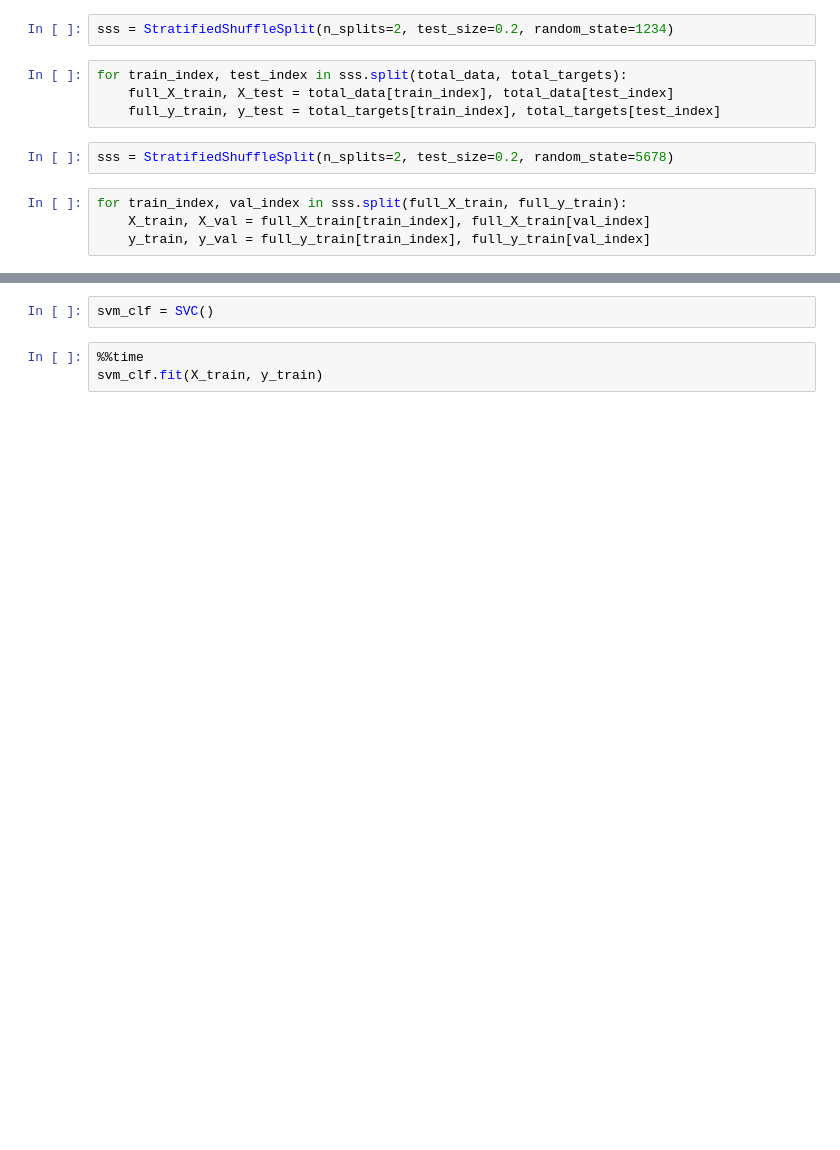
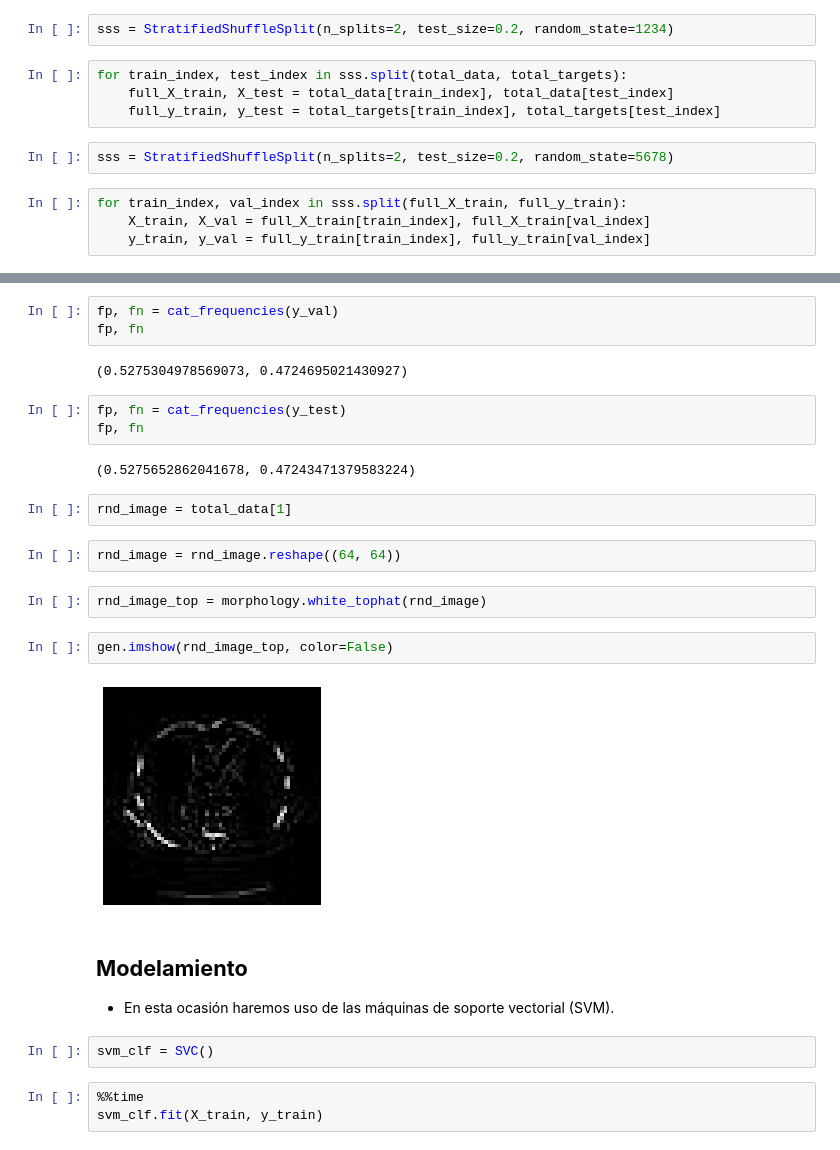
Before and after one commit to jpcano1/ISIS_4825_Imagenes_Vision, a Jupyter notebook: Machine Learning/Taller 10/Taller_10.ipynb, the cells around one changed output, grey strips where cells are left out. Cells and saved outputs as stored; diff of their text form; blank space fills up the shorter version.

```diff
--- a/Machine Learning/Taller 10/Taller_10.ipynb
+++ b/Machine Learning/Taller 10/Taller_10.ipynb
@@ -116,3 +149,26 @@ for train_index, val_index in sss.split(full_X_train, full_y_train):
+# %%
+fp, fn = cat_frequencies(y_val)
+fp, fn
+# %% [output]
+(0.5275304978569073, 0.4724695021430927)
+# %%
+fp, fn = cat_frequencies(y_test)
+fp, fn
+# %% [output]
+(0.5275652862041678, 0.47243471379583224)
+# %%
+rnd_image = total_data[1]
+# %%
+rnd_image = rnd_image.reshape((64, 64))
+# %%
+rnd_image_top = morphology.white_tophat(rnd_image)
+# %%
+gen.imshow(rnd_image_top, color=False)
+# %% [output]
+[figure, added]
+# %% [markdown]
+## **Modelamiento**
+- En esta ocasión haremos uso de las máquinas de soporte vectorial (SVM).
 # %%
 svm_clf = SVC()
 # %%
```
Also changed, not shown: parts of 27 cells of this notebook.
